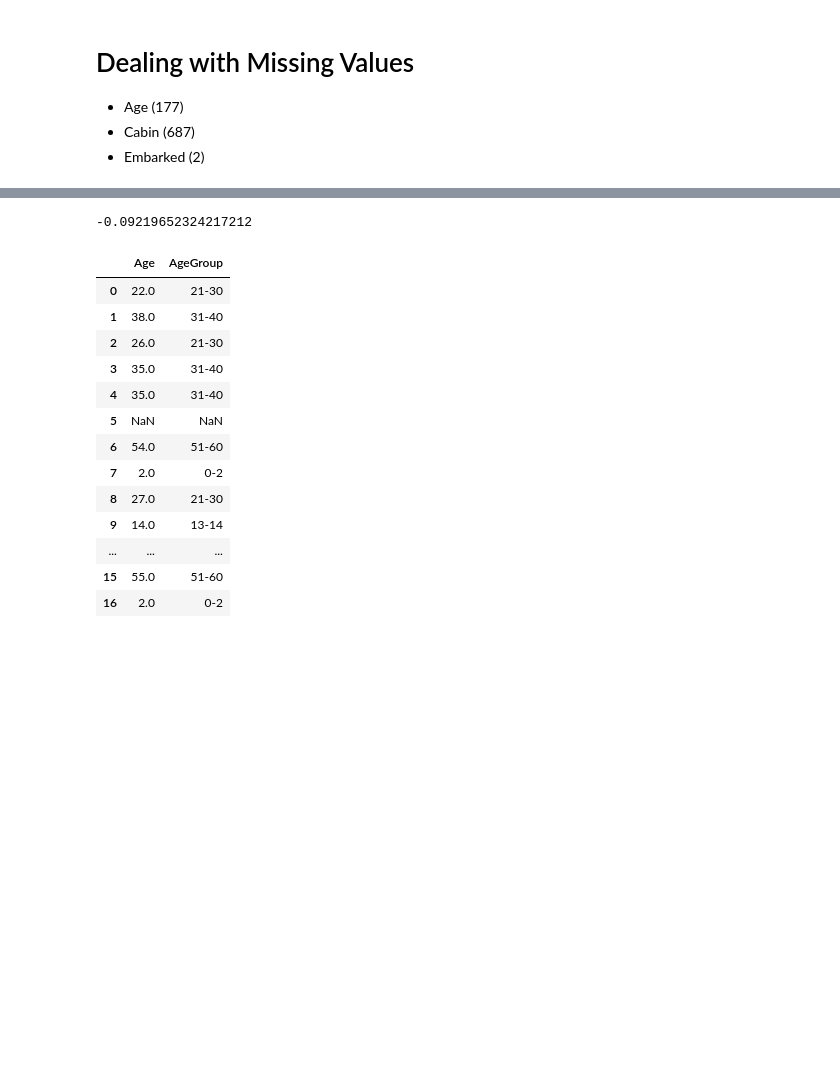
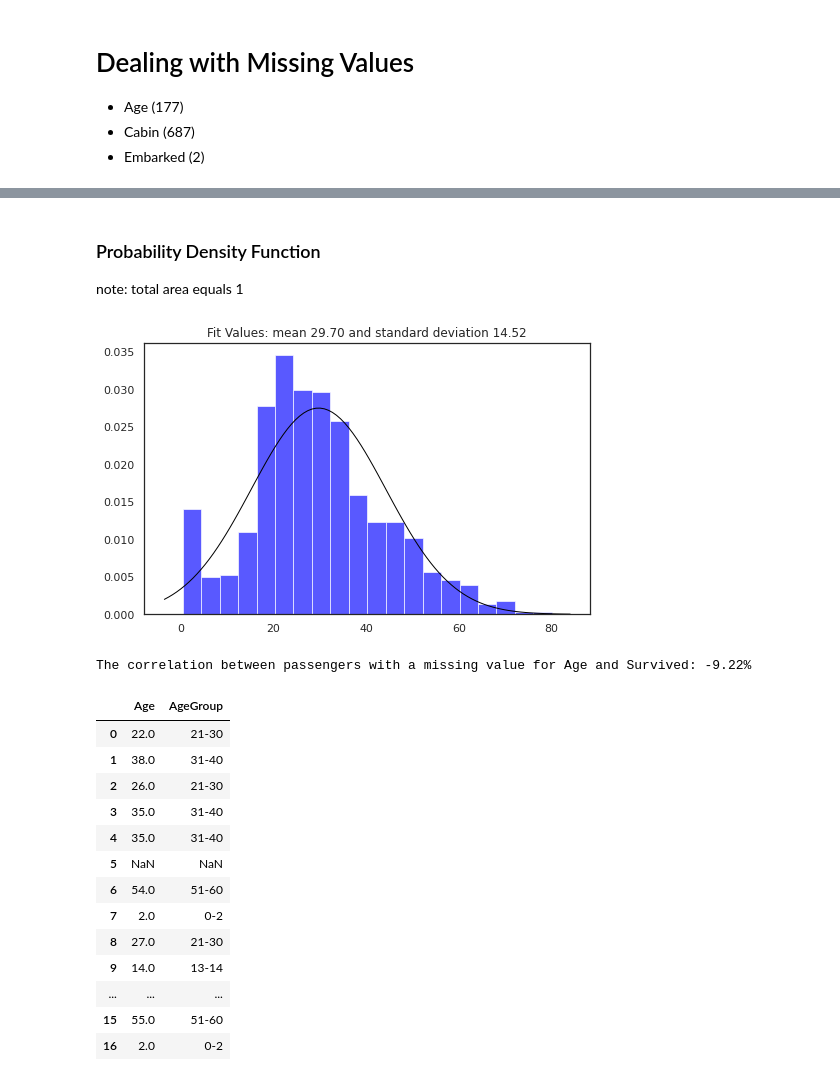
Before and after one commit to tonyhollaar/kaggle-competitions, a Jupyter notebook: titanic-machine-learning-from-disaster.ipynb, the cells around one changed output, grey strips where cells are left out. Cells and saved outputs as stored; diff of their text form; code cells hidden in the pictures; blank space fills up the shorter version.

```diff
--- a/titanic-machine-learning-from-disaster.ipynb
+++ b/titanic-machine-learning-from-disaster.ipynb
@@ -187,3 +221,31 @@ train_data['Age'].plot(kind='hist')
+# %% [markdown]
+### Probability Density Function
+note: total area equals 1
+# %%
+# Age Histogram - Frequency Distribution
+# Without Excluding NaN's you would get RuntimeError: The data contains non-finite values.
+Age_excl_nan = train_data['Age'][~np.isnan(train_data['Age'])]
+
+mu, std = norm.fit(Age_excl_nan)
+
+# Plot the histogram.
+plt.hist(Age_excl_nan, bins=20, density=True, alpha=0.65, color='blue')
+
+# Plot the PDF.
+xmin, xmax = plt.xlim()
+x = np.linspace(xmin, xmax, 100)
+p = norm.pdf(x, mu, std)
+plt.plot(x, p, 'k', linewidth=1)
+
+# set graph title
+title = "Fit Values: mean {:.2f} and standard deviation {:.2f}".format(mu, std)
+# show title
+plt.title(title)
+
+# show plot
+plt.show()
+# %% [output]
+[figure, added]
 # %%
 # Add Feature 'Age_Missing'- noting if Age is missing
 train_data['Age_missing'] = train_data['Age']\
@@ -193,9 +255,10 @@ test_data['Age_missing'] = test_data['Age']\
                             .apply(lambda x: 0 if x == x else 1)
 # %%
 # check correlation between missing ages and survived
-train_data['Age_missing'].corr(train_data['Survived'])
+my_corr = train_data['Age_missing'].corr(train_data['Survived'])
+print('The correlation between passengers with a missing value for Age and Survived: %s%%'%round(my_corr*100,2))
 # %% [output]
--0.09219652324217212
+The correlation between passengers with a missing value for Age and Survived: -9.22%
 # %%
 bins= [0,2,4,6,8,10,12,14,16,18,20,30,40,50,60,70,80,90,100]
 labels = ['0-2','3-4','5-6','7-8','9-10','11-12','13-14','15-16','17-18','19-20',\
```
Also changed, not shown: parts of 12 cells of this notebook.
